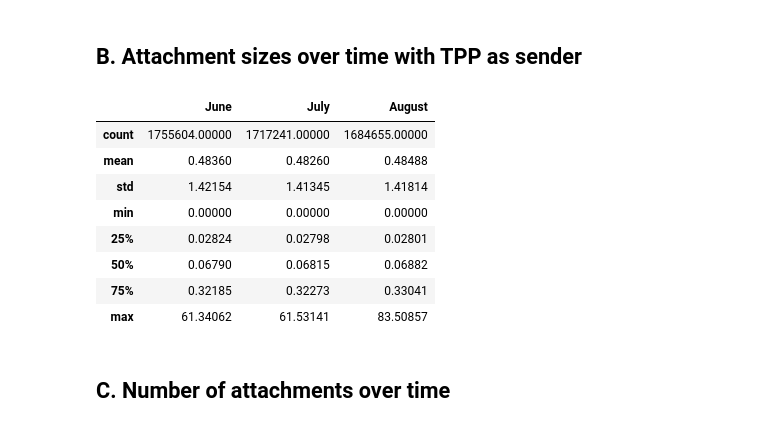
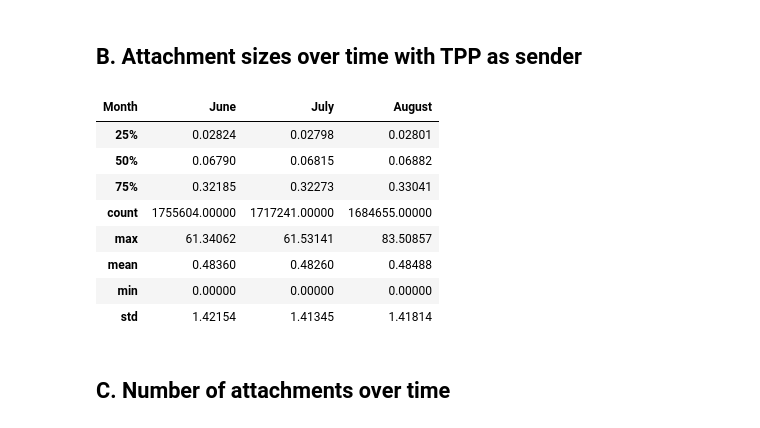
Before and after one commit to nhsconnect/prm-gp2gp-data-sandbox, a Jupyter notebook: notebooks/70-PRMT-2346-attachments-over-time.ipynb, the cells around one changed output. Saved outputs shown, nothing was run; the diff lists cells and outputs as text; code cells hidden in the pictures.

```diff
--- a/notebooks/70-PRMT-2346-attachments-over-time.ipynb
+++ b/notebooks/70-PRMT-2346-attachments-over-time.ipynb
@@ -108,29 +108,20 @@ pd.concat([june_ehr_attachments_summary, july_ehr_attachments_summary, august_eh
 # %% [markdown]
 ## B. Attachment sizes over time with TPP as sender
-# %%
-# Calculate summary statistics of attachments with TPP as sender
-
-ttp_sender_bool = ehr_attachments["FromSystem"] == "SystmOne"
-
-tpp_june_attachments = june_ehr_attachments[ttp_sender_bool]
-tpp_june_summary = tpp_june_attachments[["Length in MB"]].describe().rename(columns={"Length in MB": "June"})
-
-tpp_july_attachments = july_ehr_attachments[ttp_sender_bool]
-tpp_july_summary = tpp_july_attachments[["Length in MB"]].describe().rename(columns={"Length in MB": "July"})
-
-tpp_august_attachments = august_ehr_attachments[ttp_sender_bool]
-tpp_august_summary = tpp_august_attachments[["Length in MB"]].describe().rename(columns={"Length in MB": "August"})
-
-pd.concat([tpp_june_summary, tpp_july_summary, tpp_august_summary], axis=1)
-# %% [output]
-|  | June | July | August |
-| count | 1755604.00000 | 1717241.00000 | 1684655.00000 |
-| mean | 0.48360 | 0.48260 | 0.48488 |
-| std | 1.42154 | 1.41345 | 1.41814 |
-| min | 0.00000 | 0.00000 | 0.00000 |
-| 25% | 0.02824 | 0.02798 | 0.02801 |
-| 50% | 0.06790 | 0.06815 | 0.06882 |
-| 75% | 0.32185 | 0.32273 | 0.33041 |
-| max | 61.34062 | 61.53141 | 83.50857 |
+# %%
+ttp_sender_bool = ehr_attachments["FromSystem"]=="SystmOne"
+
+tpp_sender_attachments = ehr_attachments[ttp_sender_bool]
+
+generate_monthly_attachment_size_stats(tpp_sender_attachments)
+# %% [output]
+| Month | June | July | August |
+| 25% | 0.02824 | 0.02798 | 0.02801 |
+| 50% | 0.06790 | 0.06815 | 0.06882 |
+| 75% | 0.32185 | 0.32273 | 0.33041 |
+| count | 1755604.00000 | 1717241.00000 | 1684655.00000 |
+| max | 61.34062 | 61.53141 | 83.50857 |
+| mean | 0.48360 | 0.48260 | 0.48488 |
+| min | 0.00000 | 0.00000 | 0.00000 |
+| std | 1.42154 | 1.41345 | 1.41814 |
 # %% [markdown]
 ## C. Number of attachments over time
```
Also changed, not shown: parts of 16 cells of this notebook.
